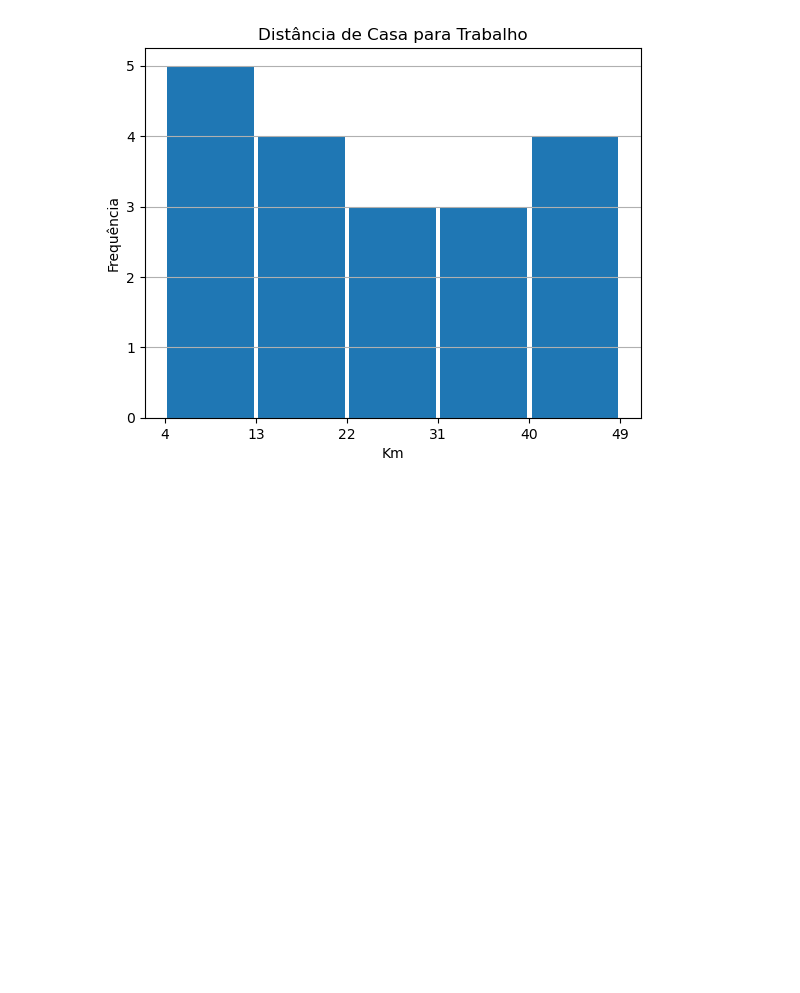
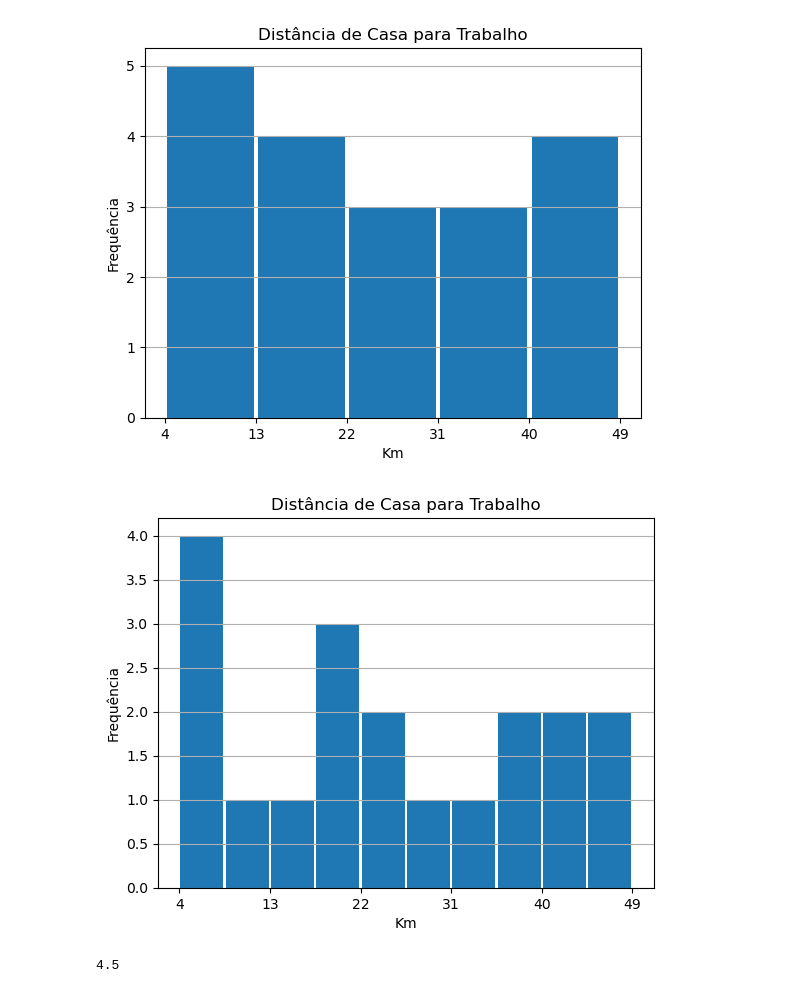
Before and after one commit to phillrog/py-machine-learning, a Jupyter notebook: notebooks/7 - Estatística/01 - Histograma - Vazio.ipynb, the cells around one changed output. Cells and saved outputs as stored; diff of their text form; code cells hidden in the pictures; blank space fills up the shorter version.

Commit message:
parametrizado historigrama e criado função para calcular frequência

```diff
--- a/notebooks/7 - Estatística/01 - Histograma - Vazio.ipynb
+++ b/notebooks/7 - Estatística/01 - Histograma - Vazio.ipynb
@@ -3,6 +3,8 @@ import pandas as pd
 import matplotlib.pyplot as plt
 # %%
 km = pd.Series([4,6,6,7,11,13,18,18,21,24,26,27,35,36,36,42,43,45,49])
+# %%
+lista = km.values
 # %%
 (49-4)/5
 # %% [output]
@@ -19,3 +21,32 @@ plt.ylabel('Frequência')
 plt.grid(axis='y')
 # %% [output]
 [figure]
+# %%
+def calcula_ticks(lista, barras):
+    maior_valor = lista[0]
+    menor_valor = lista[-1]
+    intervalo = (maior_valor-menor_valor)/barras
+    ticks = [menor_valor]
+    ultimo = menor_valor+intervalo
+    ticks.append(ultimo)
+
+    for x in range(barras-1):
+        ultimo += intervalo
+        ticks.append(ultimo)
+    return ticks
+# %%
+lista = km.values
+barras=10
+km.plot.hist(bins=barras, rwidth=0.95)
+calcula_ticks(lista, barras)
+plt.xticks(ticks)
+plt.title('Distância de Casa para Trabalho')
+plt.xlabel('Km')
+plt.ylabel('Frequência')
+plt.grid(axis='y')
+# %% [output]
+[figure, added]
+# %%
+(49-4)/10
+# %% [output]
+4.5
```
